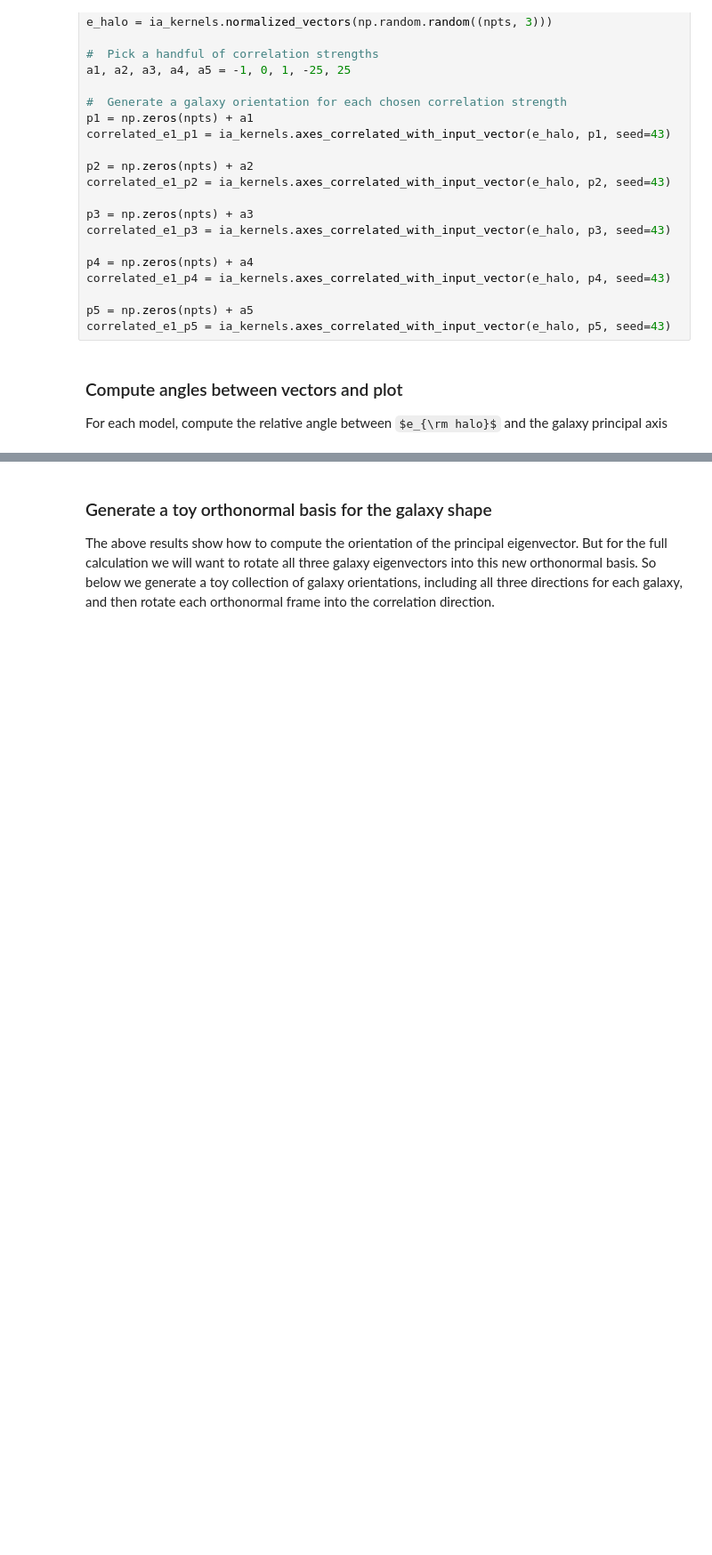
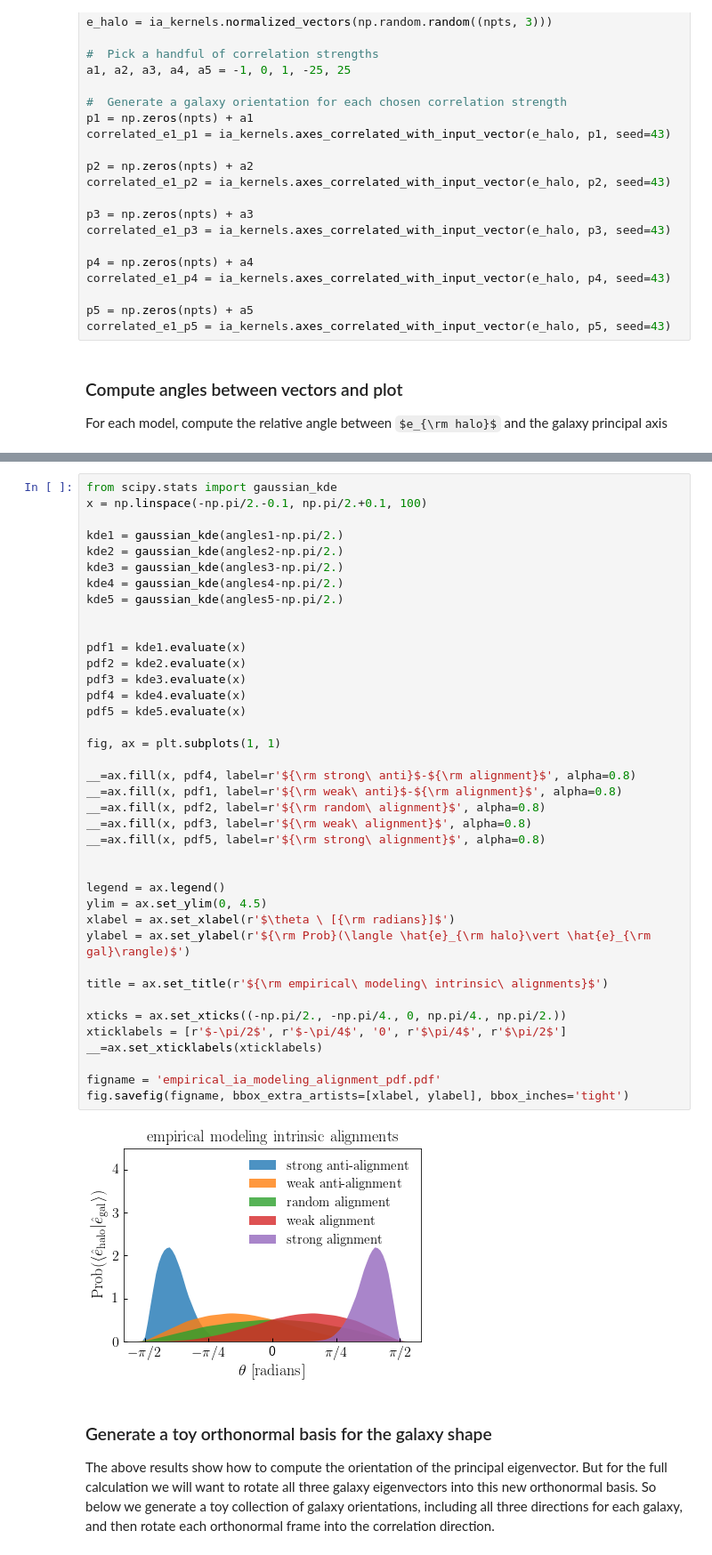
Before and after one commit to aphearin/ia_kernels, a Jupyter notebook: demo_ia_kernels.ipynb, the cells around one changed output, grey strips where cells are left out. Shown at 89% size. Drawn from its saved outputs; the diff is of its cells as text; some formulas as TeX source; blank space fills up the shorter version.

```diff
--- a/demo_ia_kernels.ipynb
+++ b/demo_ia_kernels.ipynb
@@ -68,3 +72,44 @@ title = ax.set_title(r'${\rm angles\ between\ galaxy\ and\ alignment\ vector}$')
+# %%
+from scipy.stats import gaussian_kde
+x = np.linspace(-np.pi/2.-0.1, np.pi/2.+0.1, 100)
+
+kde1 = gaussian_kde(angles1-np.pi/2.)
+kde2 = gaussian_kde(angles2-np.pi/2.)
+kde3 = gaussian_kde(angles3-np.pi/2.)
+kde4 = gaussian_kde(angles4-np.pi/2.)
+kde5 = gaussian_kde(angles5-np.pi/2.)
+
+
+pdf1 = kde1.evaluate(x)
+pdf2 = kde2.evaluate(x)
+pdf3 = kde3.evaluate(x)
+pdf4 = kde4.evaluate(x)
+pdf5 = kde5.evaluate(x)
+
+fig, ax = plt.subplots(1, 1)
+
+__=ax.fill(x, pdf4, label=r'${\rm strong\ anti}$-${\rm alignment}$', alpha=0.8)
+__=ax.fill(x, pdf1, label=r'${\rm weak\ anti}$-${\rm alignment}$', alpha=0.8)
+__=ax.fill(x, pdf2, label=r'${\rm random\ alignment}$', alpha=0.8)
+__=ax.fill(x, pdf3, label=r'${\rm weak\ alignment}$', alpha=0.8)
+__=ax.fill(x, pdf5, label=r'${\rm strong\ alignment}$', alpha=0.8)
+
+
+legend = ax.legend()
+ylim = ax.set_ylim(0, 4.5)
+xlabel = ax.set_xlabel(r'$\theta \ [{\rm radians}]$')
+ylabel = ax.set_ylabel(r'${\rm Prob}(\langle \hat{e}_{\rm halo}\vert \hat{e}_{\rm gal}\rangle)$')
+
+title = ax.set_title(r'${\rm empirical\ modeling\ intrinsic\ alignments}$')
+
+xticks = ax.set_xticks((-np.pi/2., -np.pi/4., 0, np.pi/4., np.pi/2.))
+xticklabels = [r'$-\pi/2$', r'$-\pi/4$', '0', r'$\pi/4$', r'$\pi/2$']
+__=ax.set_xticklabels(xticklabels)
+
+figname = 'empirical_ia_modeling_alignment_pdf.pdf'
+fig.savefig(figname, bbox_extra_artists=[xlabel, ylabel], bbox_inches='tight')
+# %% [output]
+[figure, added]
 # %% [markdown]
 ### Generate a toy orthonormal basis for the galaxy shape
 
```
Also changed, not shown: parts of 1 cell of this notebook.
